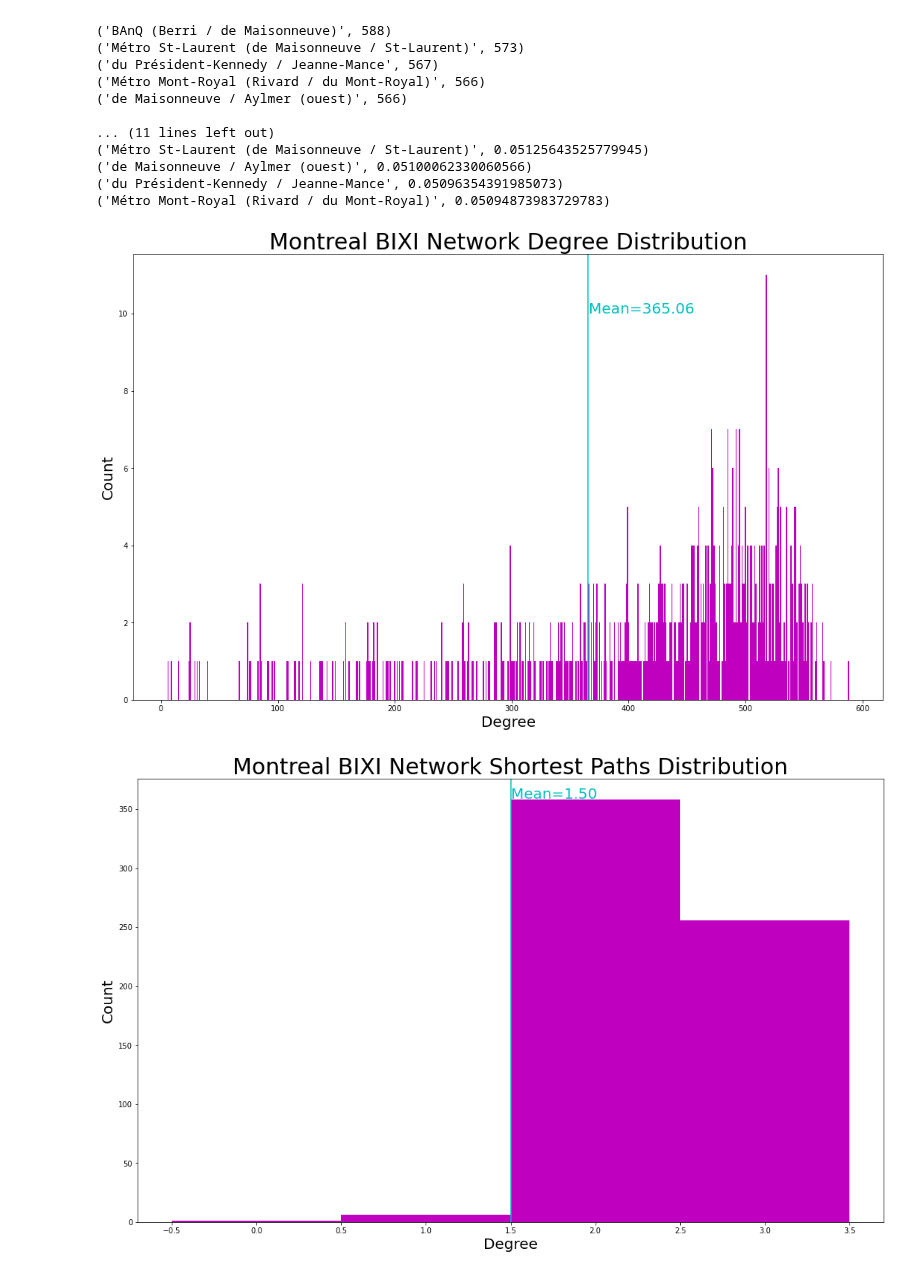
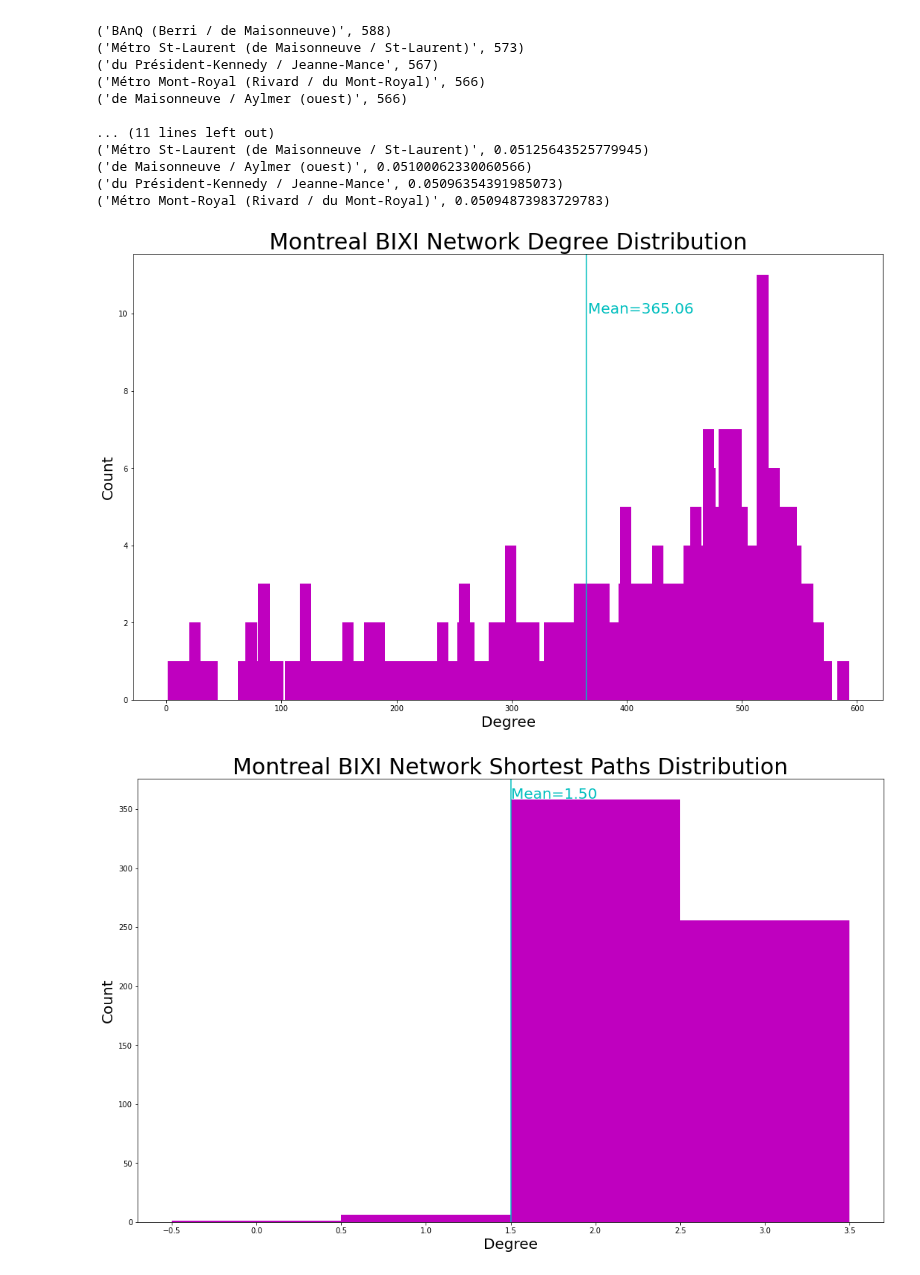
Before and after one commit to zephirl/BIXI-Network-Analysis, a Jupyter notebook: scripts/data_analysis.ipynb, the cells around one changed output. Cells and saved outputs as stored; diff of their text form; code cells hidden in the pictures.

```diff
--- a/scripts/data_analysis.ipynb
+++ b/scripts/data_analysis.ipynb
@@ -25,10 +25,10 @@ filepath_export = "../../../Local_BIXI/scripts"
 for yr in years:
     dataframes_OD[yr] = pd.read_csv("{}/../data/BixiMontrealRentals{}/OD_{}.csv".format(filepath_export, yr, yr), low_memory=False)
     dataframes_Stations[yr] = pd.read_csv("{}/../data/BixiMontrealRentals{}/Stations_{}.csv".format(filepath_export, yr, yr), low_memory=False)
-    if len(dataframes_OD and dataframes_Stations)==1:
+    if len(dataframes_OD) and len(dataframes_Stations)==1:
         df_concat_OD = dataframes_OD[yr]
         df_concat_Stations = dataframes_Stations[yr]
-    elif len(dataframes_OD and dataframes_Stations)>1:
+    elif len(dataframes_OD) and len(dataframes_Stations)>1:
         df_concat_OD = pd.concat([df_concat_OD, dataframes_OD[yr]], sort=False)
         df_concat_Stations = pd.concat([df_concat_Stations, dataframes_Stations[yr]], sort=False)
     else:
@@ -63,0 +72,4 @@ plot_yearly_trips(df_concat_OD)
+# %%
+#count the number of stations over time
+df=df_concat_Stations.copy()
+df.groupby('year')['code'].agg('count')
@@ -63,0 +92,7 @@ plot_yearly_trips(df_concat_OD)
+# %%
+
+years = [2014, 2015, 2016, 2017, 2018, 2019, 2020, 2021]
+for yr in years:
+    df=df_concat_OD.copy()
+    df = df[df['start_date'].dt.year == yr]
+    print("{}\t{}".format(yr, df['start_station_code'].nunique()))
@@ -156,26 +200,26 @@ Top 5 nodes by degree centrality:
 # %%
 def degree_centrality_dist(G):
     #Compute the degree centrality
     degree_centr=dict(G.degree(G.nodes()))
     count_degrees = collections.Counter(list(degree_centr.values()))
     fig, ax = plt.subplots(figsize=(18,11))
     ax.set_title("Montreal BIXI Network Degree Distribution", fontsize= 30)
     ax.set_xlabel("Degree", fontsize= 20)
     ax.set_ylabel("Count", fontsize= 20)
     #Use barplot to show the degree distribution
-    plt.bar(list(count_degrees.keys()), list(count_degrees.values()), width=1, color='m')
+    plt.bar(list(count_degrees.keys()), list(count_degrees.values()), width=10, color='m')
     #Add to the plot a vertical line representing the mean
     plt.axvline(x = np.mean(list(count_degrees.keys())), color='c')
     plt.text(x= np.mean(list(count_degrees.keys()))+1,y=10, s="Mean={:.2f}".format(np.mean(list(count_degrees.keys()))), color = 'c', fontsize= 20)
 
     #Save plot first
     fig.savefig("../plots/degree_centrality_dist.png", format="png")
 
     plt.show()
 
 degree_centrality_dist(G)
 # %% [output]
-[figure, old version]
+[figure, new version]
 # %%
 def shortest_path_dist(G):
     #Compute the shortest paths
```
Also changed, not shown: parts of 7 cells of this notebook, 1 other file.
